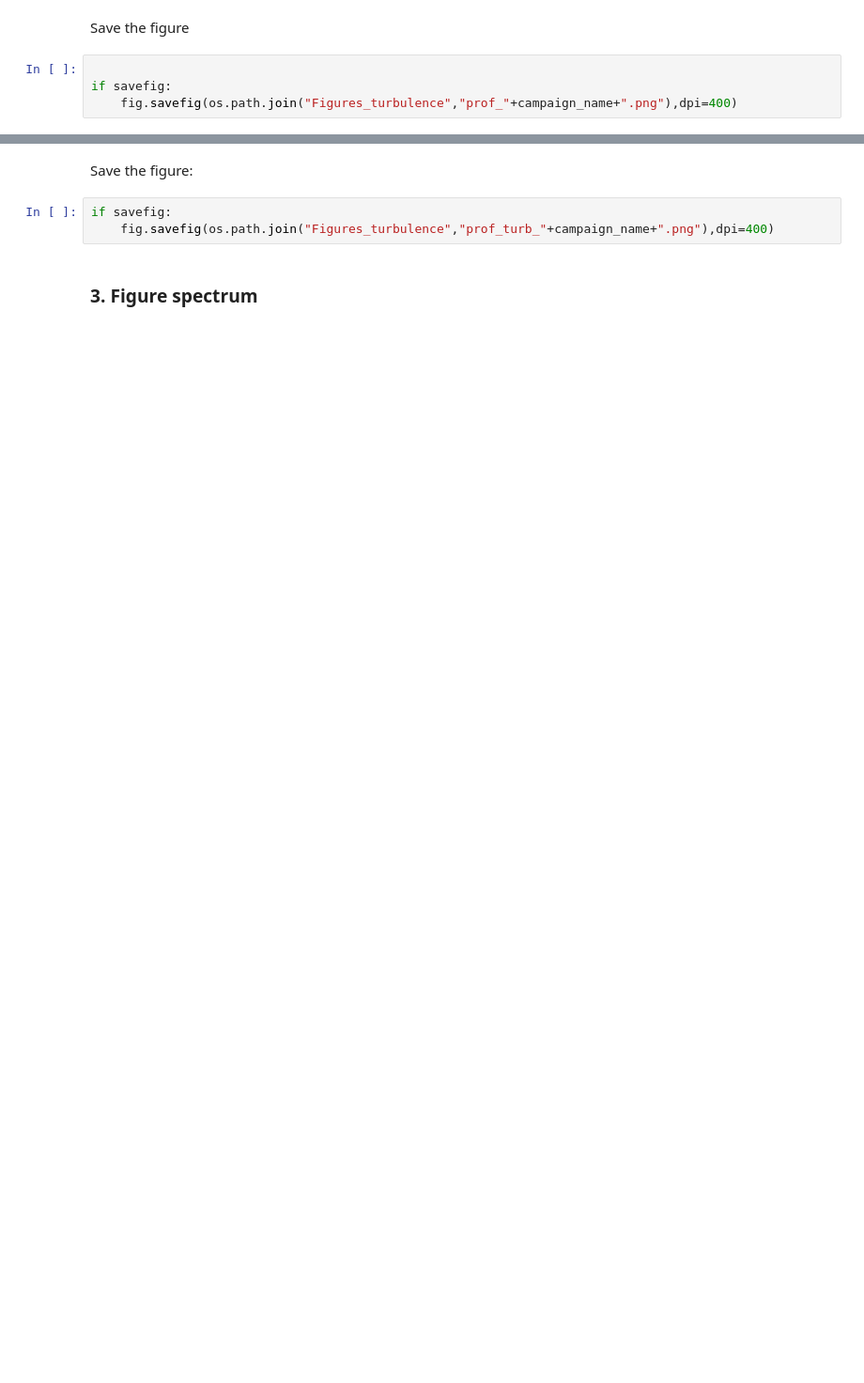
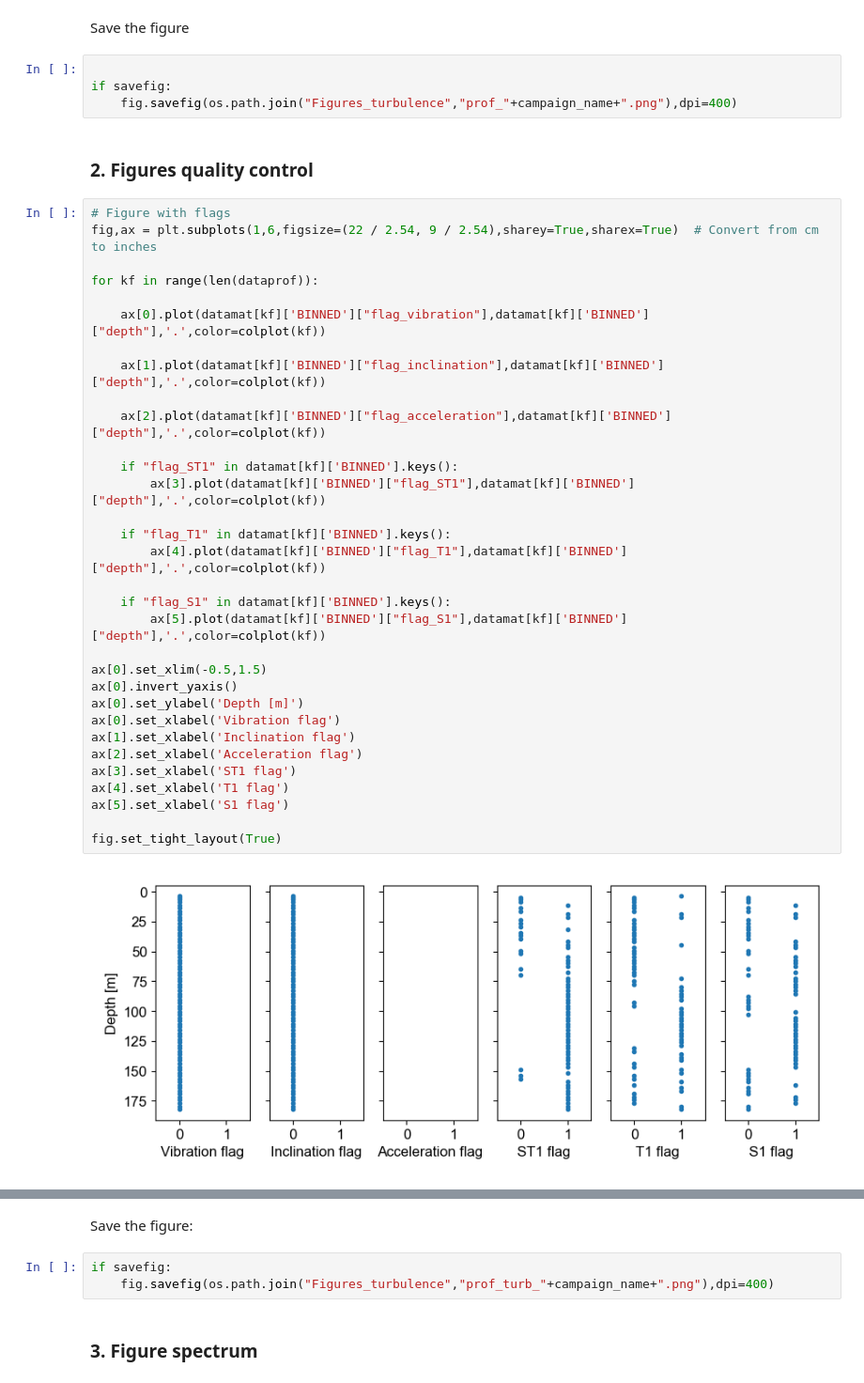
Before and after one commit to tdoda/turbulence-lakezug, a Jupyter notebook: notebooks/visualization/plot_turbulence.ipynb, the cells around one changed output, grey strips where cells are left out. Shown at 94% size. Saved outputs shown, nothing was run; the diff lists cells and outputs as text; blank space fills up the shorter version.

```diff
--- a/notebooks/visualization/plot_turbulence.ipynb
+++ b/notebooks/visualization/plot_turbulence.ipynb
@@ -110,3 +119,39 @@ Save the figure
 
 if savefig:
     fig.savefig(os.path.join("Figures_turbulence","prof_"+campaign_name+".png"),dpi=400)
+# %% [markdown]
+### 2. Figures quality control
+# %%
+# Figure with flags
+fig,ax = plt.subplots(1,6,figsize=(22 / 2.54, 9 / 2.54),sharey=True,sharex=True)  # Convert from cm to inches
+
+for kf in range(len(dataprof)):
+
+    ax[0].plot(datamat[kf]['BINNED']["flag_vibration"],datamat[kf]['BINNED']["depth"],'.',color=colplot(kf))
+
+    ax[1].plot(datamat[kf]['BINNED']["flag_inclination"],datamat[kf]['BINNED']["depth"],'.',color=colplot(kf))
+
+    ax[2].plot(datamat[kf]['BINNED']["flag_acceleration"],datamat[kf]['BINNED']["depth"],'.',color=colplot(kf))
+
+    if "flag_ST1" in datamat[kf]['BINNED'].keys():
+        ax[3].plot(datamat[kf]['BINNED']["flag_ST1"],datamat[kf]['BINNED']["depth"],'.',color=colplot(kf))
+
+    if "flag_T1" in datamat[kf]['BINNED'].keys():
+        ax[4].plot(datamat[kf]['BINNED']["flag_T1"],datamat[kf]['BINNED']["depth"],'.',color=colplot(kf))
+
+    if "flag_S1" in datamat[kf]['BINNED'].keys():
+        ax[5].plot(datamat[kf]['BINNED']["flag_S1"],datamat[kf]['BINNED']["depth"],'.',color=colplot(kf))
+
+ax[0].set_xlim(-0.5,1.5)
+ax[0].invert_yaxis()
+ax[0].set_ylabel('Depth [m]')
+ax[0].set_xlabel('Vibration flag')
+ax[1].set_xlabel('Inclination flag')
+ax[2].set_xlabel('Acceleration flag')
+ax[3].set_xlabel('ST1 flag')
+ax[4].set_xlabel('T1 flag')
+ax[5].set_xlabel('S1 flag')
+
+fig.set_tight_layout(True)
+# %% [output]
+[figure, added]
```
Also changed, not shown: parts of 13 cells of this notebook.
